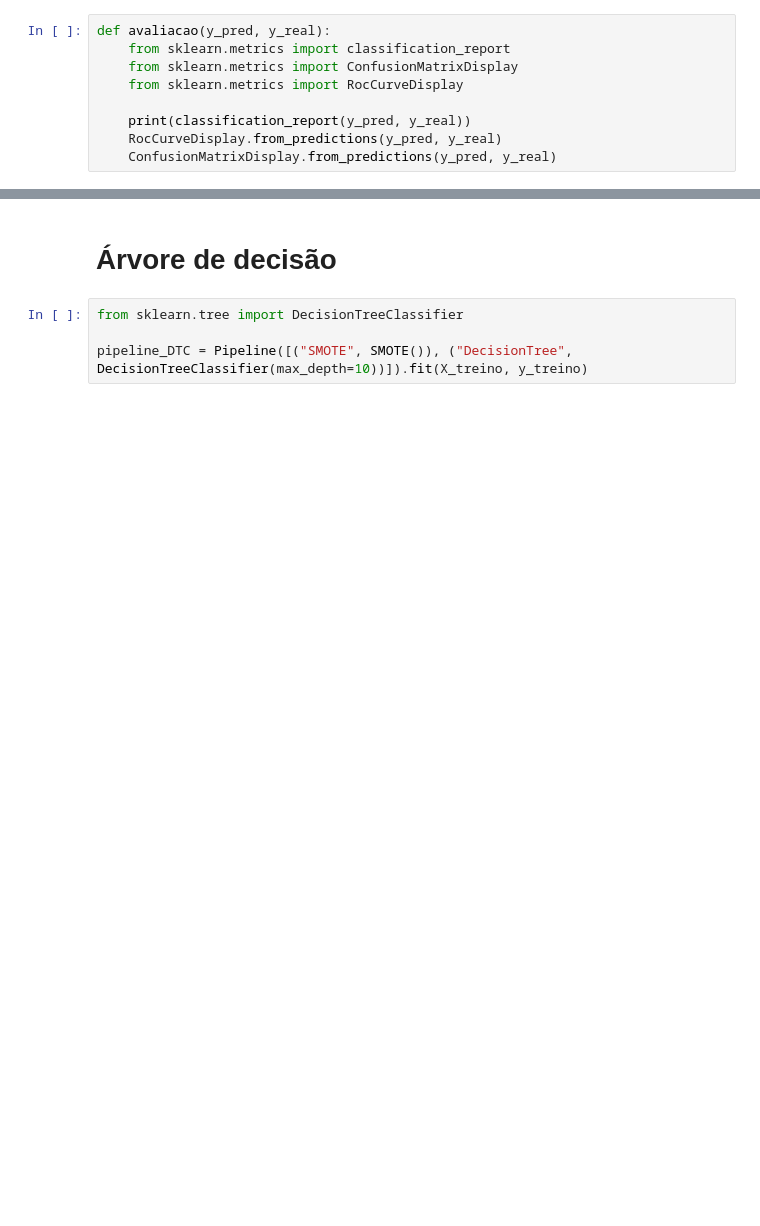
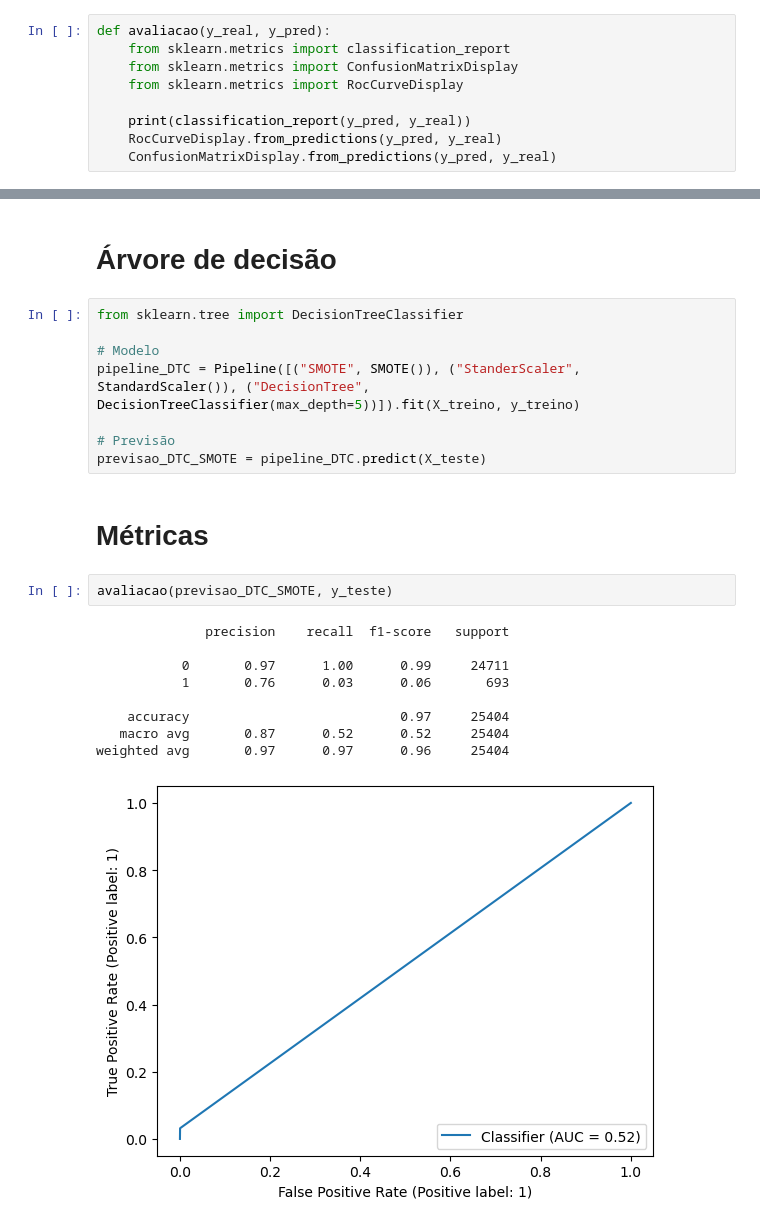
Before and after one commit to RogerCabralSilva/An-lise-de-risco-de-cr-dito, a Jupyter notebook: fraude.ipynb, the cells around one changed output, grey strips where cells are left out. Drawn from its saved outputs; the diff is of its cells as text; blank space fills up the shorter version.

Commit message:
Métricas para DecisionTree

```diff
--- a/fraude.ipynb
+++ b/fraude.ipynb
@@ -196,7 +196,7 @@ X_treino, X_teste, y_treino, y_teste = train_test_split(x, y, test_size=0.25, st
 # %% [markdown]
 # Função para validação de modelo
 # %%
-def avaliacao(y_pred, y_real):
+def avaliacao(y_real, y_pred):
     from sklearn.metrics import classification_report
     from sklearn.metrics import ConfusionMatrixDisplay
     from sklearn.metrics import RocCurveDisplay
@@ -289,4 +275,22 @@ RocCurveDisplay.from_predictions(y_teste, previsao_LR_NearMiss)
 # %%
 from sklearn.tree import DecisionTreeClassifier
 
-pipeline_DTC = Pipeline([("SMOTE", SMOTE()), ("DecisionTree", DecisionTreeClassifier(max_depth=10))]).fit(X_treino, y_treino)
+# Modelo
+pipeline_DTC = Pipeline([("SMOTE", SMOTE()), ("StanderScaler", StandardScaler()), ("DecisionTree", DecisionTreeClassifier(max_depth=5))]).fit(X_treino, y_treino)
+
+# Previsão
+previsao_DTC_SMOTE = pipeline_DTC.predict(X_teste)
+# %% [markdown]
+# Métricas
+# %%
+avaliacao(previsao_DTC_SMOTE, y_teste)
+# %% [output]
+              precision    recall  f1-score   support
+
+           0       0.97      1.00      0.99     24711
+           1       0.76      0.03      0.06       693
+
+    accuracy                           0.97     25404
+   macro avg       0.87      0.52      0.52     25404
+weighted avg       0.97      0.97      0.96     25404
+[figure, added]
```
Also changed, not shown: parts of 8 cells of this notebook.
